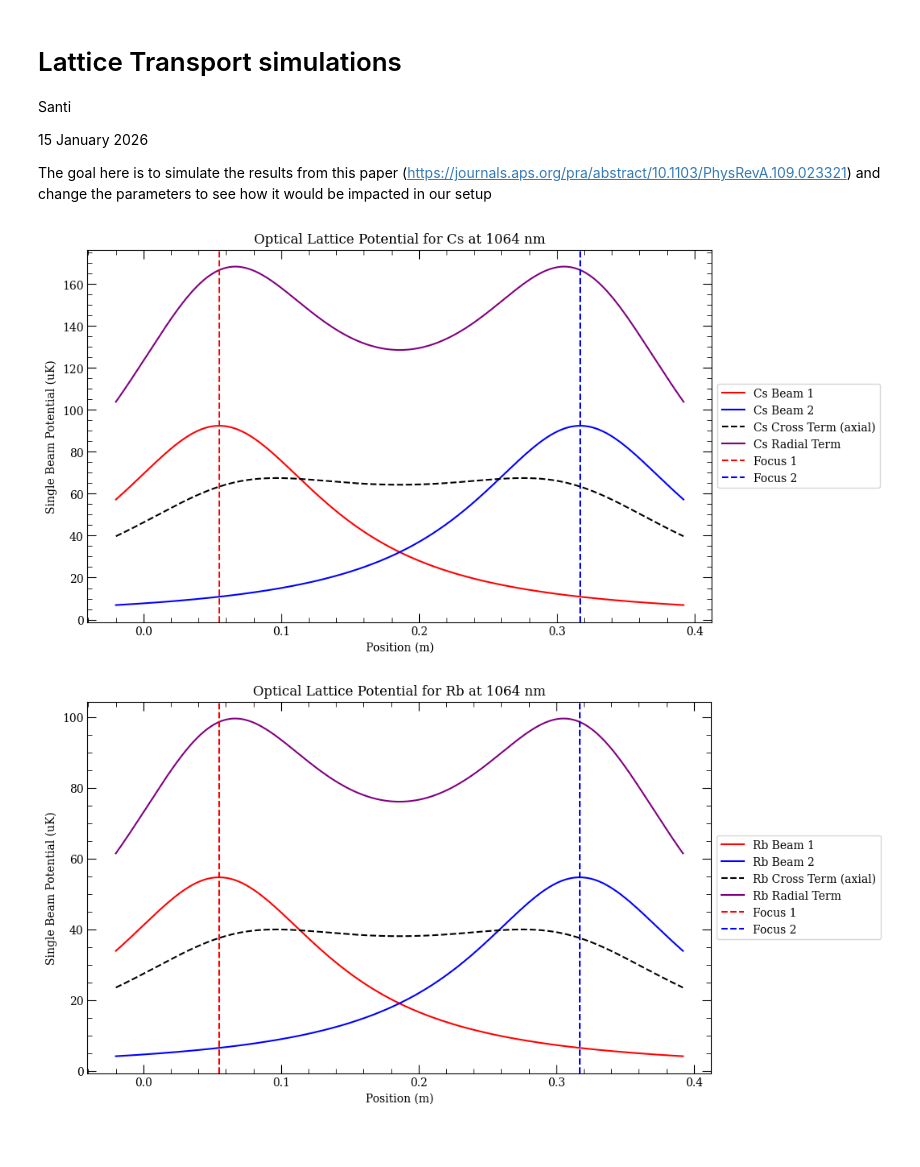
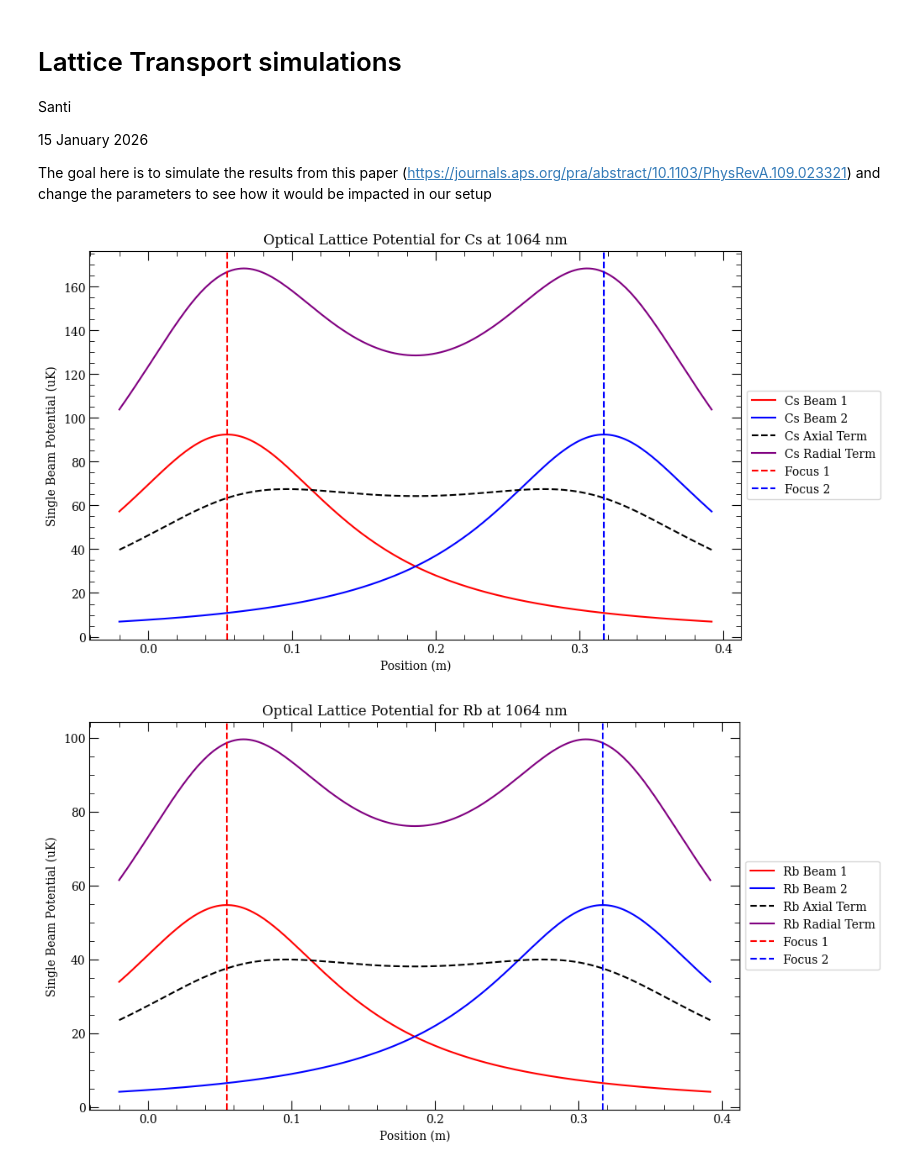
Before and after one commit to Lopez-Santi/RbCs-simulations, a Jupyter notebook: lattice transport/latticeTransport.ipynb, the cells around one changed output. Drawn from its saved outputs; the diff is of its cells as text; code cells hidden in the pictures; blank space fills up the shorter version.

```diff
--- a/lattice transport/latticeTransport.ipynb
+++ b/lattice transport/latticeTransport.ipynb
@@ -102,7 +102,7 @@ U_radial_Cs = odt_depth(I1+I2+2*np.sqrt(I1*I2), alpha_Cs_SI) * 1e6  # convert to
 plt.figure(figsize=(10, 6))
 plt.plot(pos_array[0], U1_Cs, 'r-', label='Cs Beam 1')
 plt.plot(pos_array[0], U2_Cs, 'b-', label='Cs Beam 2')
-plt.plot(pos_array[0], 2*U_cross_Cs, 'k--', label='Cs Cross Term (axial)')
+plt.plot(pos_array[0], 2*U_cross_Cs, 'k--', label='Cs Axial Term')
 plt.plot(pos_array[0], U_radial_Cs, 'purple', label='Cs Radial Term')
 # plot the positions of the foci
 plt.axvline(focus1, color='red', linestyle='--', label='Focus 1')
@@ -110,36 +110,36 @@ plt.axvline(focus2, color='blue', linestyle='--', label='Focus 2')
 plt.xlabel('Position (m)')
 plt.ylabel('Single Beam Potential (uK)')
 # put legend outside the plot
 plt.legend(loc='center left', bbox_to_anchor=(1, 0.5))
 plt.title('Optical Lattice Potential for Cs at 1064 nm')
 plt.show()
 
 
 # repeat for Rb
 U1_Rb = odt_depth(I1, alpha_Rb_SI) * 1e6  # convert to uK
 U2_Rb = odt_depth(I2, alpha_Rb_SI) * 1e6  # convert to uK
 # calculate the cross term potential (axial)
 U_cross_Rb = odt_depth(np.sqrt(I1*I2), alpha_Rb_SI) * 1e6  # convert to uK
 # calculate the radial potential
 U_radial_Rb = odt_depth(I1+I2+2*np.sqrt(I1*I2), alpha_Rb_SI) * 1e6  # convert to uK
 
 plt.figure(figsize=(10, 6))
 plt.plot(pos_array[0], U1_Rb, 'r-', label='Rb Beam 1')
 plt.plot(pos_array[0], U2_Rb, 'b-', label='Rb Beam 2')
-plt.plot(pos_array[0], 2*U_cross_Rb, 'k--', label='Rb Cross Term (axial)')
+plt.plot(pos_array[0], 2*U_cross_Rb, 'k--', label='Rb Axial Term')
 plt.plot(pos_array[0], U_radial_Rb, 'purple', label='Rb Radial Term')
 # plot the positions of the foci
 plt.axvline(focus1, color='red', linestyle='--', label='Focus 1')
 plt.axvline(focus2, color='blue', linestyle='--', label='Focus 2')
 plt.xlabel('Position (m)')
 plt.ylabel('Single Beam Potential (uK)')
 # put legend outside the plot
 plt.legend(loc='center left', bbox_to_anchor=(1, 0.5))
 plt.title('Optical Lattice Potential for Rb at 1064 nm')
 plt.show()
 # %% [output]
-[figure, old version]
+[figure, new version]
-[figure, old version]
+[figure, new version]
 # %%
 # now 2D sweep of beam waist and beam focus positions
 # the start and stop of the atoms is always 0.0 and 0.372
```
Also changed, not shown: parts of 6 cells of this notebook.
